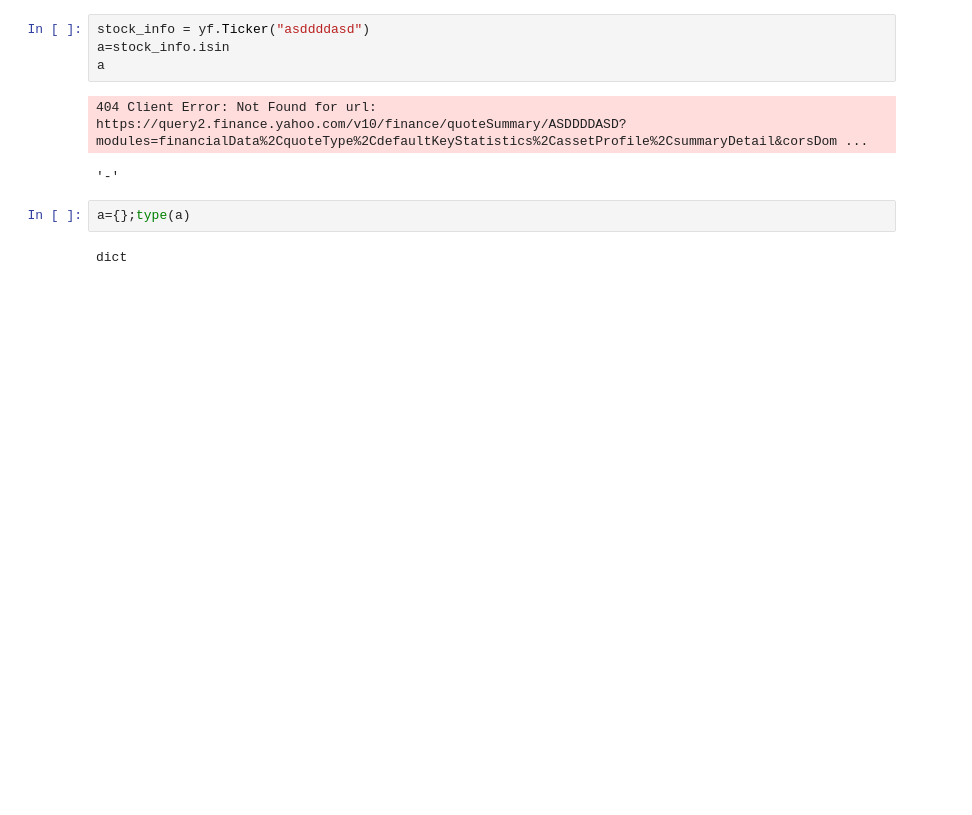
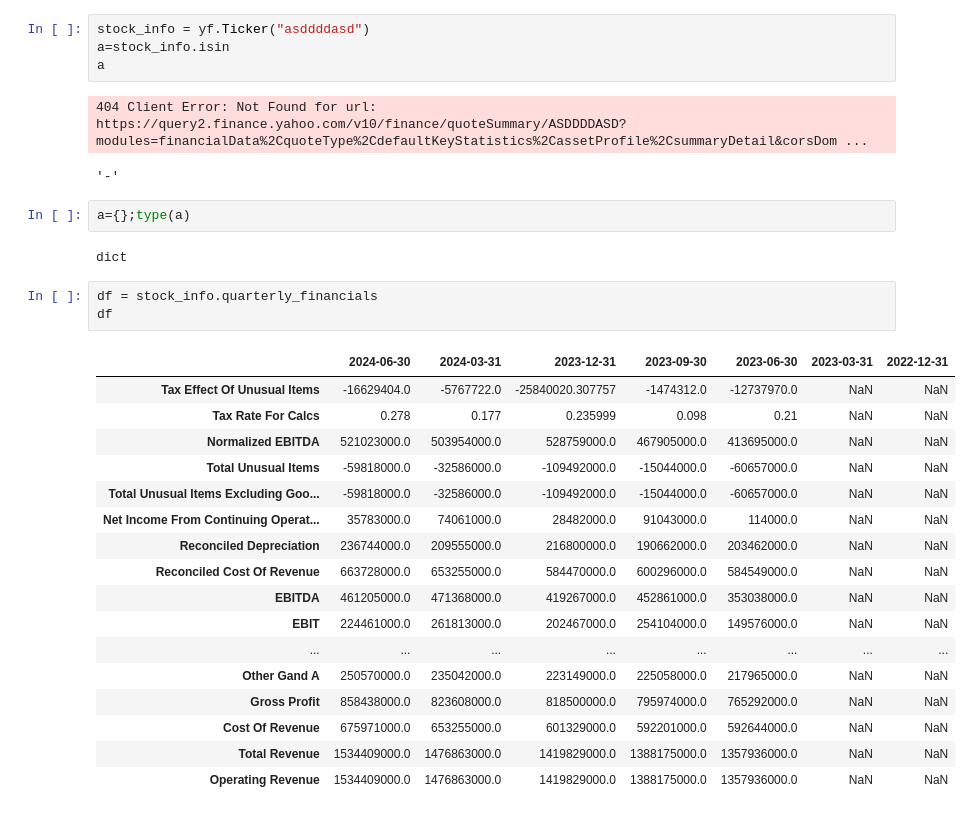
Before and after one commit to KImeriGitHub/RandomOdyssey, a Jupyter notebook: src/notebooks/sandbox.ipynb, the cells around one changed output. Drawn from its saved outputs; the diff is of its cells as text; blank space fills up the shorter version.

```diff
--- a/src/notebooks/sandbox.ipynb
+++ b/src/notebooks/sandbox.ipynb
@@ -128,3 +146,24 @@ a
 a={};type(a)
 # %% [output]
 dict
+# %%
+df = stock_info.quarterly_financials
+df
+# %% [output]
+|  | 2024-06-30 | 2024-03-31 | 2023-12-31 | 2023-09-30 | 2023-06-30 | 2023-03-31 | 2022-12-31 |
+| Tax Effect Of Unusual Items | -16629404.0 | -5767722.0 | -25840020.307757 | -1474312.0 | -12737970.0 | NaN | NaN |
+| Tax Rate For Calcs | 0.278 | 0.177 | 0.235999 | 0.098 | 0.21 | NaN | NaN |
+| Normalized EBITDA | 521023000.0 | 503954000.0 | 528759000.0 | 467905000.0 | 413695000.0 | NaN | NaN |
+| Total Unusual Items | -59818000.0 | -32586000.0 | -109492000.0 | -15044000.0 | -60657000.0 | NaN | NaN |
+| Total Unusual Items Excluding Goo... | -59818000.0 | -32586000.0 | -109492000.0 | -15044000.0 | -60657000.0 | NaN | NaN |
+| Net Income From Continuing Operat... | 35783000.0 | 74061000.0 | 28482000.0 | 91043000.0 | 114000.0 | NaN | NaN |
+| Reconciled Depreciation | 236744000.0 | 209555000.0 | 216800000.0 | 190662000.0 | 203462000.0 | NaN | NaN |
+| Reconciled Cost Of Revenue | 663728000.0 | 653255000.0 | 584470000.0 | 600296000.0 | 584549000.0 | NaN | NaN |
+| EBITDA | 461205000.0 | 471368000.0 | 419267000.0 | 452861000.0 | 353038000.0 | NaN | NaN |
+| EBIT | 224461000.0 | 261813000.0 | 202467000.0 | 254104000.0 | 149576000.0 | NaN | NaN |
+| ... | ... | ... | ... | ... | ... | ... | ... |
+| Other Gand A | 250570000.0 | 235042000.0 | 223149000.0 | 225058000.0 | 217965000.0 | NaN | NaN |
+| Gross Profit | 858438000.0 | 823608000.0 | 818500000.0 | 795974000.0 | 765292000.0 | NaN | NaN |
+| Cost Of Revenue | 675971000.0 | 653255000.0 | 601329000.0 | 592201000.0 | 592644000.0 | NaN | NaN |
+| Total Revenue | 1534409000.0 | 1476863000.0 | 1419829000.0 | 1388175000.0 | 1357936000.0 | NaN | NaN |
+| Operating Revenue | 1534409000.0 | 1476863000.0 | 1419829000.0 | 1388175000.0 | 1357936000.0 | NaN | NaN |
```
Also changed, not shown: parts of 7 cells of this notebook, 6 other files.
